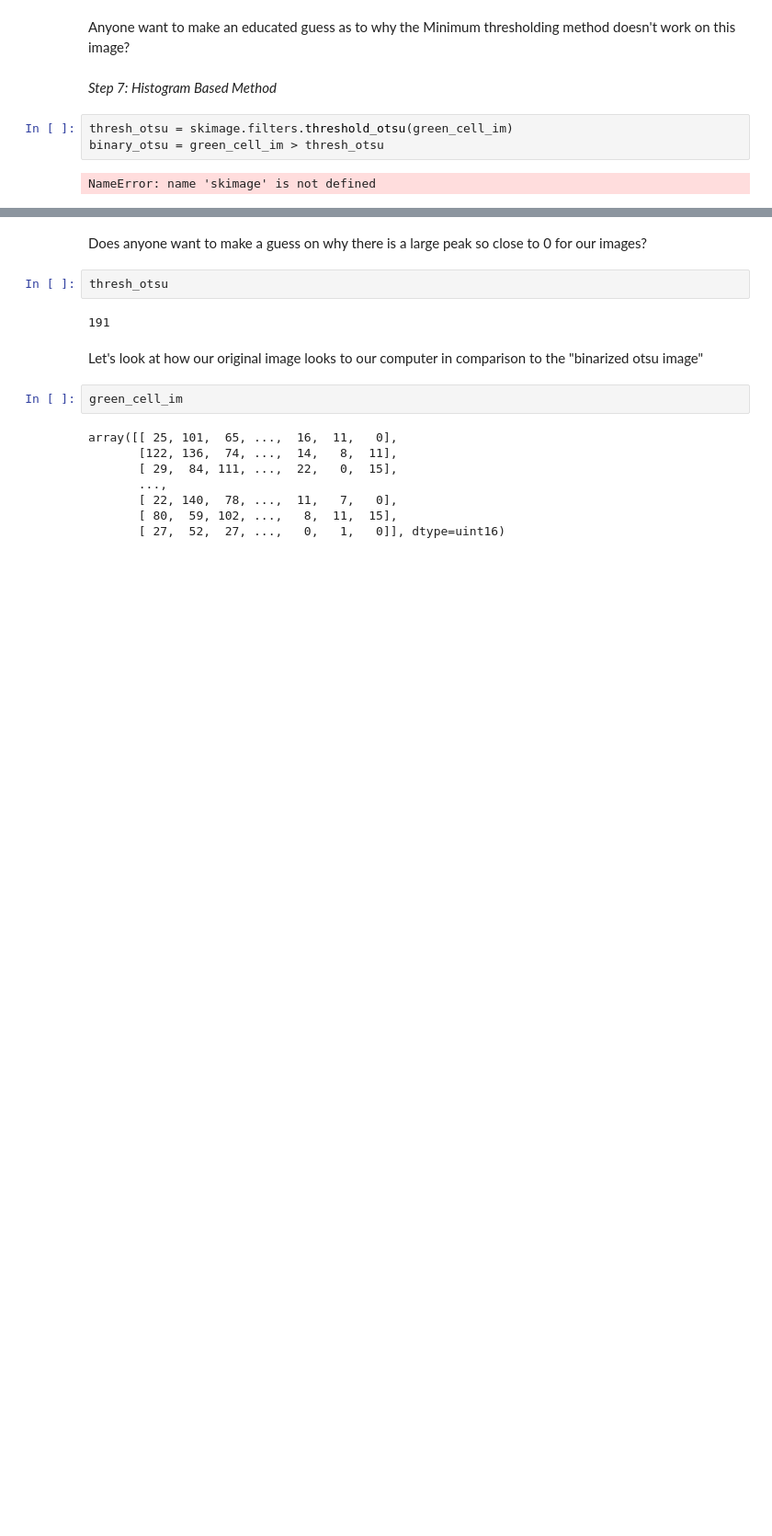
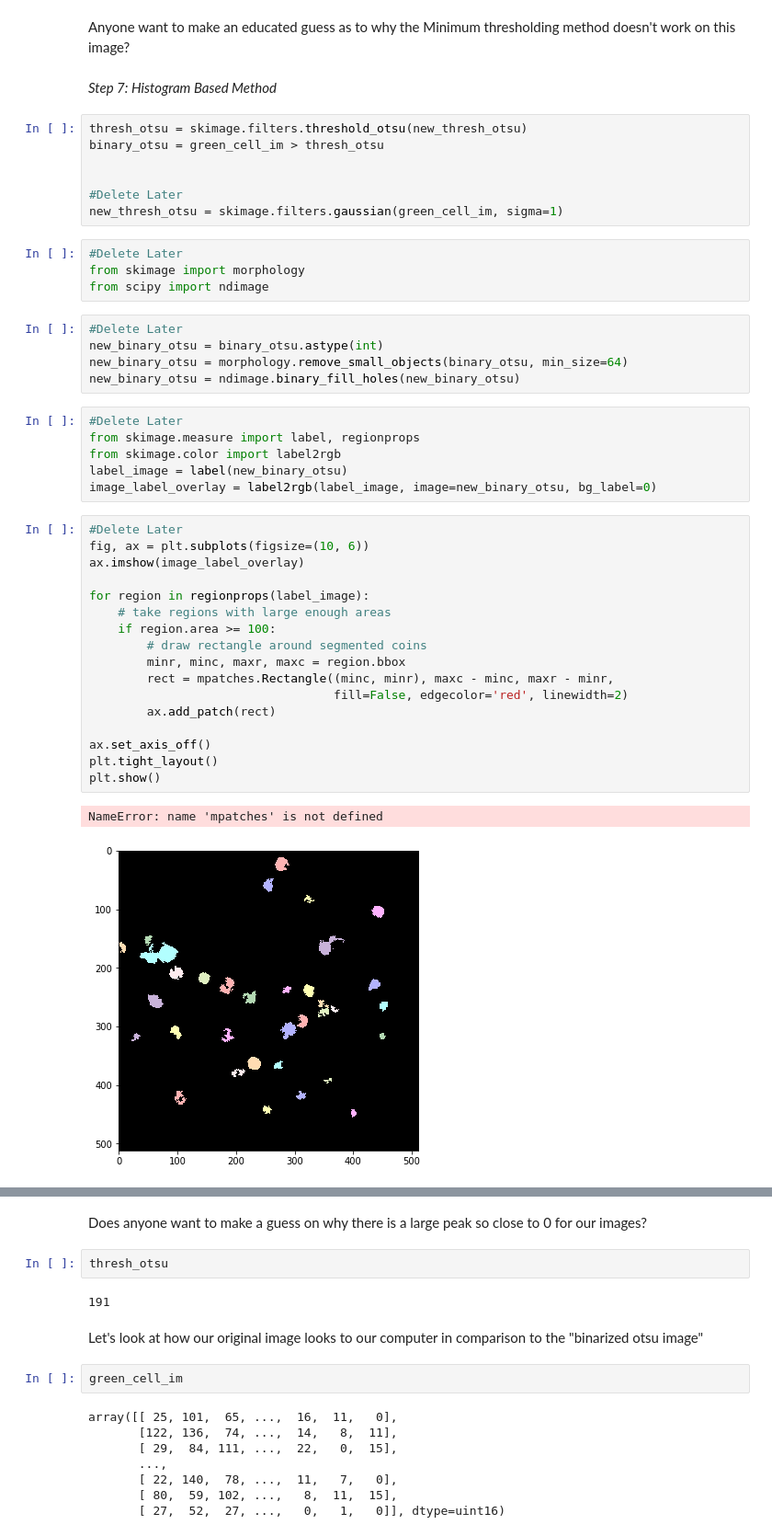
Before and after one commit to Nance-Lab/textile, a Jupyter notebook: modules/module6_iplesson.ipynb, the cells around one changed output, grey strips where cells are left out. Shown at 92% size. Drawn from its saved outputs; the diff is of its cells as text; blank space fills up the shorter version.

```diff
--- a/modules/module6_iplesson.ipynb
+++ b/modules/module6_iplesson.ipynb
@@ -86,8 +86,45 @@ Anyone want to make an educated guess as to why the Minimum thresholding method
 # %% [markdown]
 *Step 7: Histogram Based Method*
 # %%
-thresh_otsu = skimage.filters.threshold_otsu(green_cell_im)
+thresh_otsu = skimage.filters.threshold_otsu(new_thresh_otsu)
 binary_otsu = green_cell_im > thresh_otsu
+
+
+#Delete Later
+new_thresh_otsu = skimage.filters.gaussian(green_cell_im, sigma=1)
-# %% [output]
-NameError: name 'skimage' is not defined
+# %%
+#Delete Later
+from skimage import morphology
+from scipy import ndimage
+# %%
+#Delete Later
+new_binary_otsu = binary_otsu.astype(int)
+new_binary_otsu = morphology.remove_small_objects(binary_otsu, min_size=64)
+new_binary_otsu = ndimage.binary_fill_holes(new_binary_otsu)
+# %%
+#Delete Later
+from skimage.measure import label, regionprops
+from skimage.color import label2rgb
+label_image = label(new_binary_otsu)
+image_label_overlay = label2rgb(label_image, image=new_binary_otsu, bg_label=0)
+# %%
+#Delete Later
+fig, ax = plt.subplots(figsize=(10, 6))
+ax.imshow(image_label_overlay)
+
+for region in regionprops(label_image):
+    # take regions with large enough areas
+    if region.area >= 100:
+        # draw rectangle around segmented coins
+        minr, minc, maxr, maxc = region.bbox
+        rect = mpatches.Rectangle((minc, minr), maxc - minc, maxr - minr,
+                                  fill=False, edgecolor='red', linewidth=2)
+        ax.add_patch(rect)
+
+ax.set_axis_off()
+plt.tight_layout()
+plt.show()
+# %% [output]
+NameError: name 'mpatches' is not defined
+[figure, added]
 # %%
```
Also changed, not shown: parts of 1 cell of this notebook.
